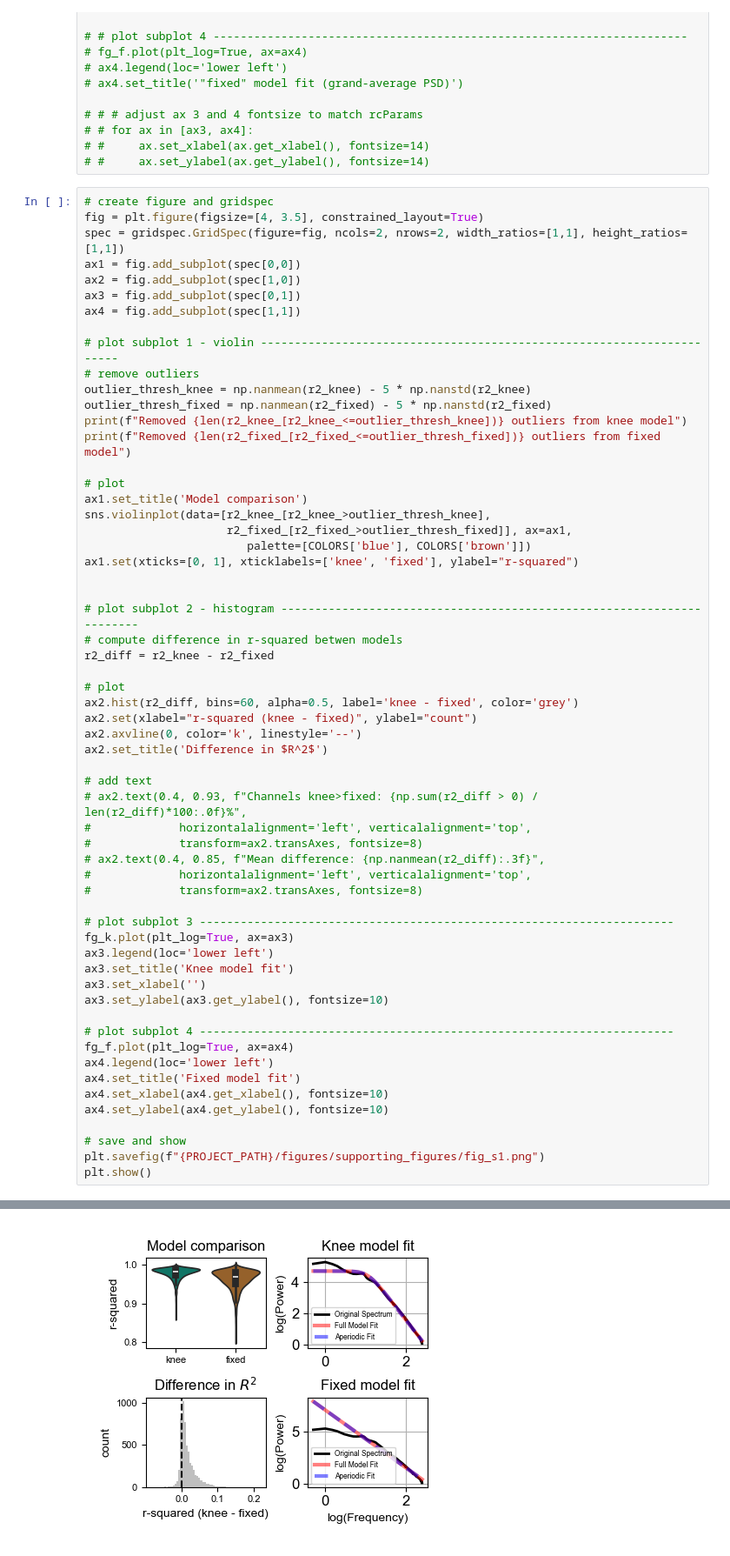
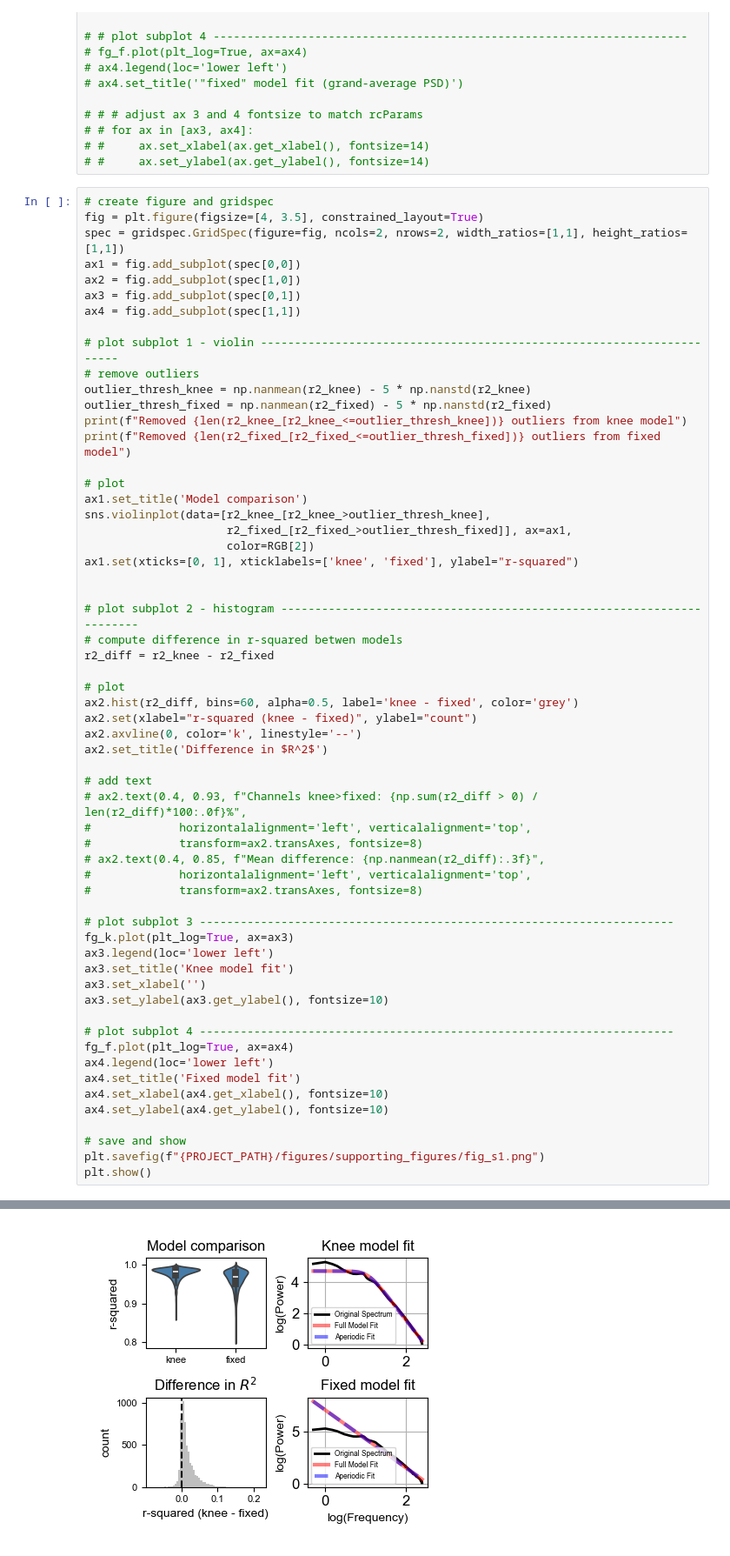
Before and after one commit to voytekresearch/oscillation_vs_exponent, a Jupyter notebook: notebooks/aperiodic_mode.ipynb, the cells around one changed output, grey strips where cells are left out. Shown at 87% size. Saved outputs shown, nothing was run; the diff lists cells and outputs as text.

```diff
--- a/notebooks/aperiodic_mode.ipynb
+++ b/notebooks/aperiodic_mode.ipynb
@@ -349,7 +339,7 @@ print(f"Removed {len(r2_fixed_[r2_fixed_<=outlier_thresh_fixed])} outliers from
 ax1.set_title('Model comparison')
 sns.violinplot(data=[r2_knee_[r2_knee_>outlier_thresh_knee],
                      r2_fixed_[r2_fixed_>outlier_thresh_fixed]], ax=ax1,
-                        palette=[COLORS['blue'], COLORS['brown']])
+                     color=RGB[2])
 ax1.set(xticks=[0, 1], xticklabels=['knee', 'fixed'], ylabel="r-squared")
 
 
@@ -364,31 +354,31 @@ ax2.axvline(0, color='k', linestyle='--')
 ax2.set_title('Difference in $R^2$')
 
 # add text
 # ax2.text(0.4, 0.93, f"Channels knee>fixed: {np.sum(r2_diff > 0) / len(r2_diff)*100:.0f}%",
 #             horizontalalignment='left', verticalalignment='top',
 #             transform=ax2.transAxes, fontsize=8)
 # ax2.text(0.4, 0.85, f"Mean difference: {np.nanmean(r2_diff):.3f}",
 #             horizontalalignment='left', verticalalignment='top',
 #             transform=ax2.transAxes, fontsize=8)
 
 # plot subplot 3 ----------------------------------------------------------------------
 fg_k.plot(plt_log=True, ax=ax3)
 ax3.legend(loc='lower left')
 ax3.set_title('Knee model fit')
 ax3.set_xlabel('')
 ax3.set_ylabel(ax3.get_ylabel(), fontsize=10)
 
 # plot subplot 4 ----------------------------------------------------------------------
 fg_f.plot(plt_log=True, ax=ax4)
 ax4.legend(loc='lower left')
 ax4.set_title('Fixed model fit')
 ax4.set_xlabel(ax4.get_xlabel(), fontsize=10)
 ax4.set_ylabel(ax4.get_ylabel(), fontsize=10)
 
 # save and show
 plt.savefig(f"{PROJECT_PATH}/figures/supporting_figures/fig_s1.png")
 plt.show()
 # %% [output]
 Removed 23 outliers from knee model
 Removed 23 outliers from fixed model
-[figure, old version]
+[figure, new version]
```
Also changed, not shown: parts of 4 cells of this notebook, 2 other files.
